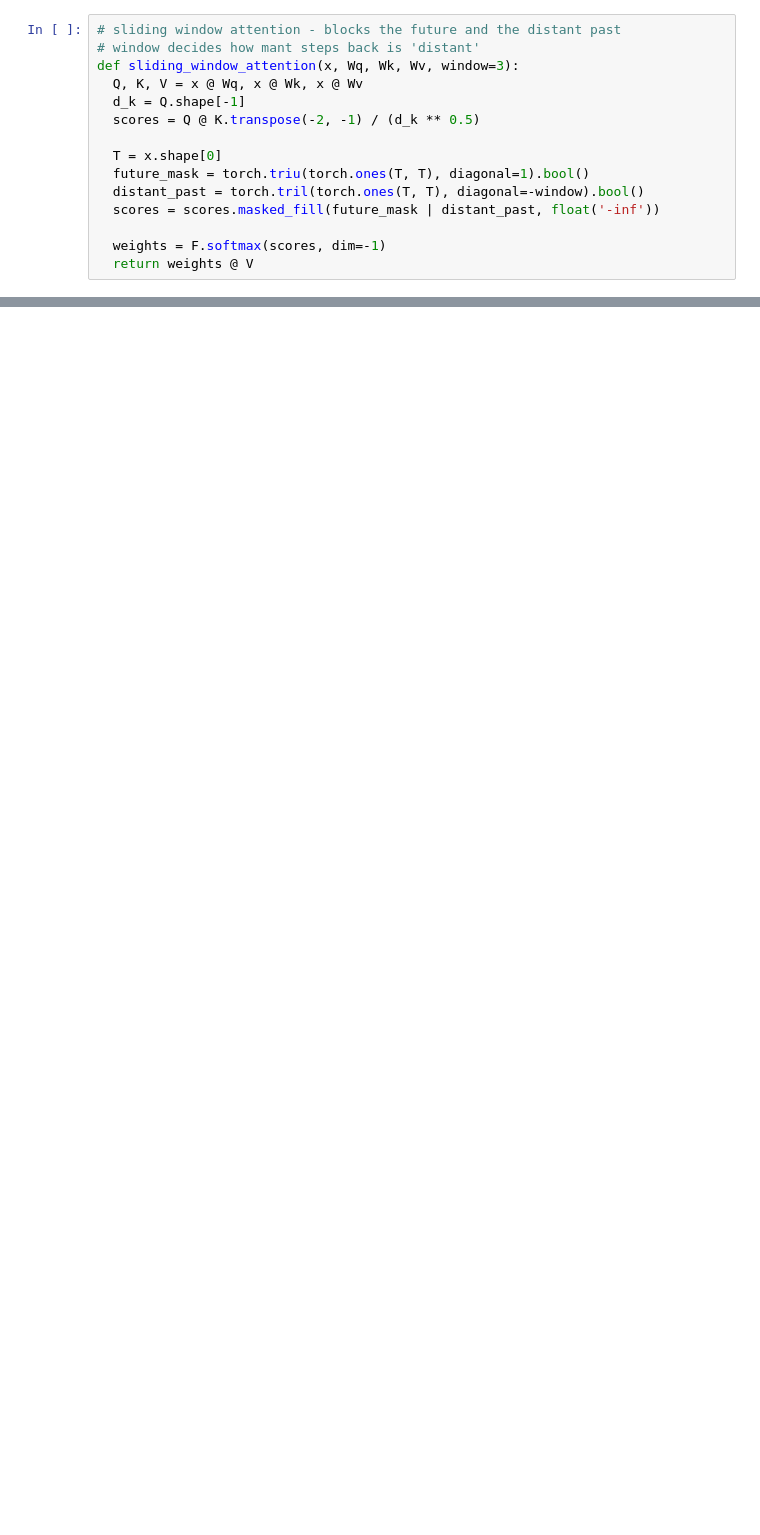
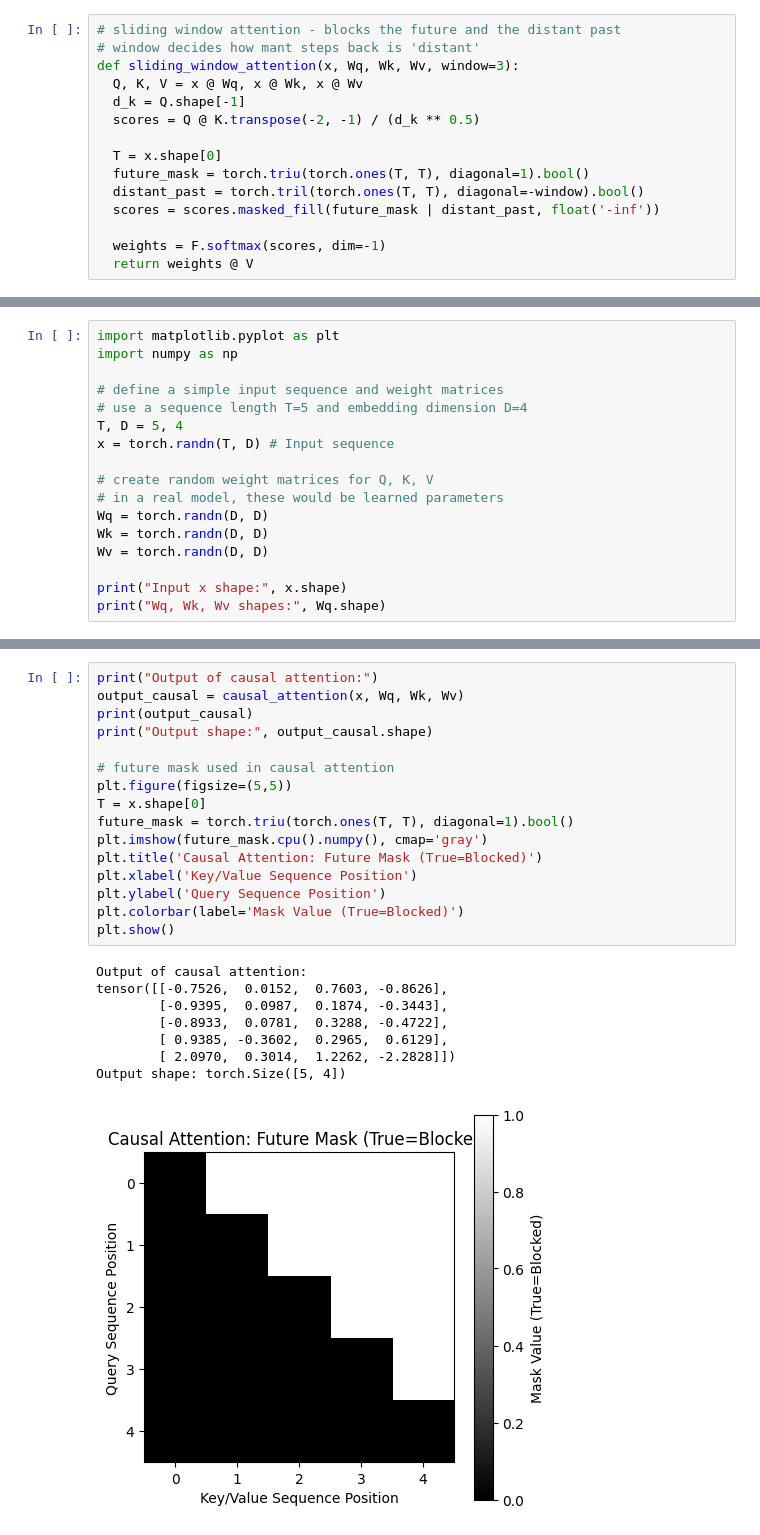
Before and after one commit to iam4tart/speech-lab, a Jupyter notebook: 03-true-streaming-causal-model/causal_types.ipynb, the cells around one changed output, grey strips where cells are left out. Cells and saved outputs as stored; diff of their text form; blank space fills up the shorter version.

Commit message:
added plots

```diff
--- a/03-true-streaming-causal-model/causal_types.ipynb
+++ b/03-true-streaming-causal-model/causal_types.ipynb
@@ -73,0 +92,17 @@ def sliding_window_attention(x, Wq, Wk, Wv, window=3):
+# %%
+import matplotlib.pyplot as plt
+import numpy as np
+
+# define a simple input sequence and weight matrices
+# use a sequence length T=5 and embedding dimension D=4
+T, D = 5, 4
+x = torch.randn(T, D) # Input sequence
+
+# create random weight matrices for Q, K, V
+# in a real model, these would be learned parameters
+Wq = torch.randn(D, D)
+Wk = torch.randn(D, D)
+Wv = torch.randn(D, D)
+
+print("Input x shape:", x.shape)
+print("Wq, Wk, Wv shapes:", Wq.shape)
@@ -73,0 +130,25 @@ def sliding_window_attention(x, Wq, Wk, Wv, window=3):
+# %%
+print("Output of causal attention:")
+output_causal = causal_attention(x, Wq, Wk, Wv)
+print(output_causal)
+print("Output shape:", output_causal.shape)
+
+# future mask used in causal attention
+plt.figure(figsize=(5,5))
+T = x.shape[0]
+future_mask = torch.triu(torch.ones(T, T), diagonal=1).bool()
+plt.imshow(future_mask.cpu().numpy(), cmap='gray')
+plt.title('Causal Attention: Future Mask (True=Blocked)')
+plt.xlabel('Key/Value Sequence Position')
+plt.ylabel('Query Sequence Position')
+plt.colorbar(label='Mask Value (True=Blocked)')
+plt.show()
+# %% [output]
+Output of causal attention:
+tensor([[-0.7526,  0.0152,  0.7603, -0.8626],
+        [-0.9395,  0.0987,  0.1874, -0.3443],
+        [-0.8933,  0.0781,  0.3288, -0.4722],
+        [ 0.9385, -0.3602,  0.2965,  0.6129],
+        [ 2.0970,  0.3014,  1.2262, -2.2828]])
+Output shape: torch.Size([5, 4])
+[figure, added]
```
Also changed, not shown: parts of 12 cells of this notebook.
